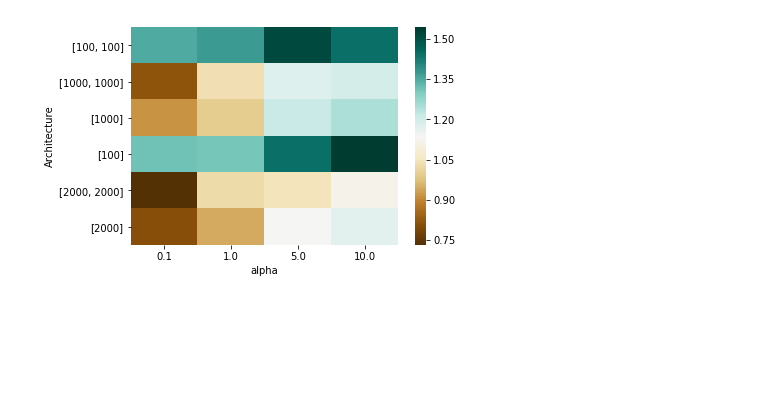
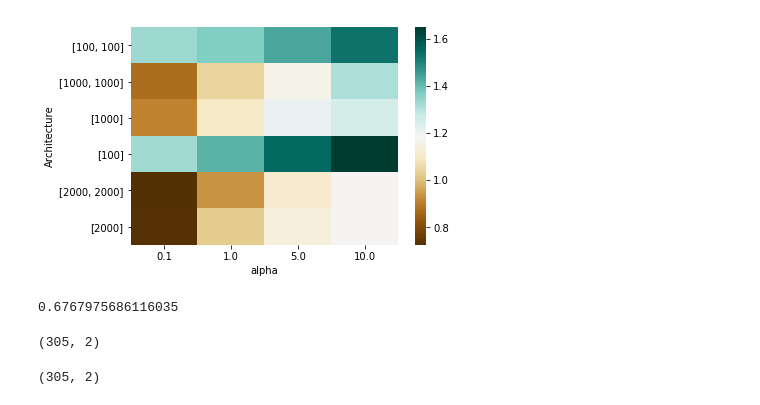
Before and after one commit to MarioBonse/MachineLearningProject, a Jupyter notebook: src/ELMGridsearch.ipynb, the cells around one changed output. Cells and saved outputs as stored; diff of their text form; code cells hidden in the pictures; blank space fills up the shorter version.

```diff
--- a/src/ELMGridsearch.ipynb
+++ b/src/ELMGridsearch.ipynb
@@ -61,9 +62,10 @@ df.to_csv("CSVResult/ELMalpha_neurons_funciton.csv")
 ddf = pd.read_csv("CSVResult/ELMalpha_neurons_funciton.csv")
 ddf = ddf.loc[ddf["4"] == "relu"]
 # %%
-ddf = ddf.rename(index=str, columns={"0": "mean Validation Error", "2": "Architecture", "3":"alpha"})
+df = pd.read_csv("DIO.csv")
+df = df.rename(index=str, columns={"0": "mean Validation Error", "2": "Architecture", "3":"alpha"})
+df = df.loc[df["4"] == "relu"]
+df = df.pivot("Architecture", "alpha", "mean Validation Error")
+ax = sns.heatmap(df, cmap="BrBG")
+# %% [output]
+[figure, added]
-# %%
-ddf = ddf.pivot("Architecture", "alpha", "mean Validation Error")
-ax = sns.heatmap(ddf, cmap="BrBG")
-# %% [output]
-[figure, removed]
@@ -72,0 +92,8 @@ df.to_csv("CSVResult/ELMSearchAlongAlpha.csv")
+# %%
+validation.MeanEuclidianError(Y_2, y_test)
+# %% [output]
+0.6767975686116035
+# %%
+y_test.shape
+# %% [output]
+(305, 2)
@@ -72,0 +102,4 @@ df.to_csv("CSVResult/ELMSearchAlongAlpha.csv")
+# %%
+Y.shape
+# %% [output]
+(305, 2)
```
Also changed, not shown: parts of 17 cells of this notebook, 9 other files.
